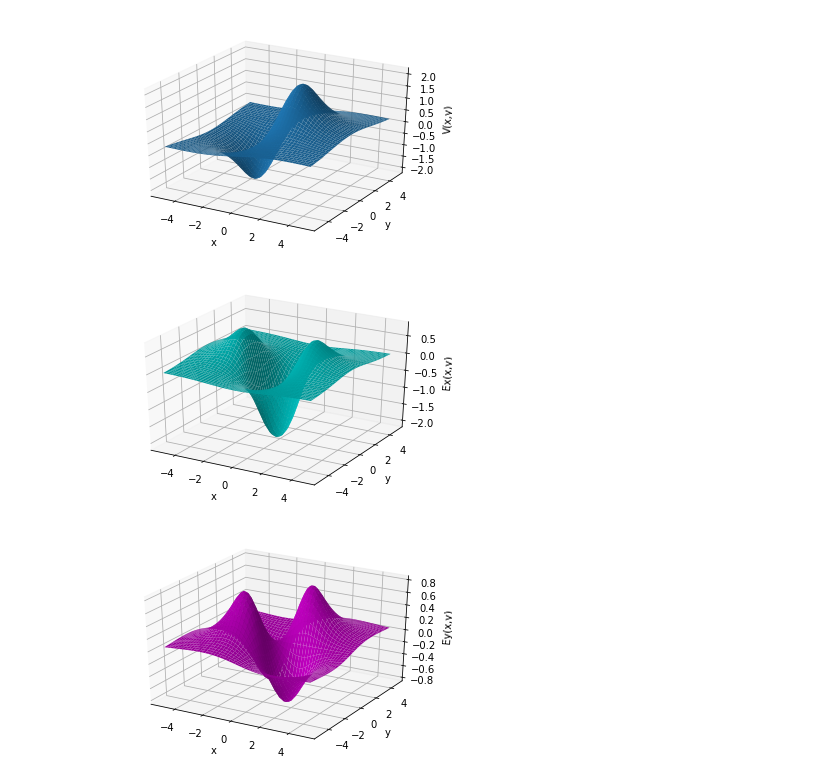
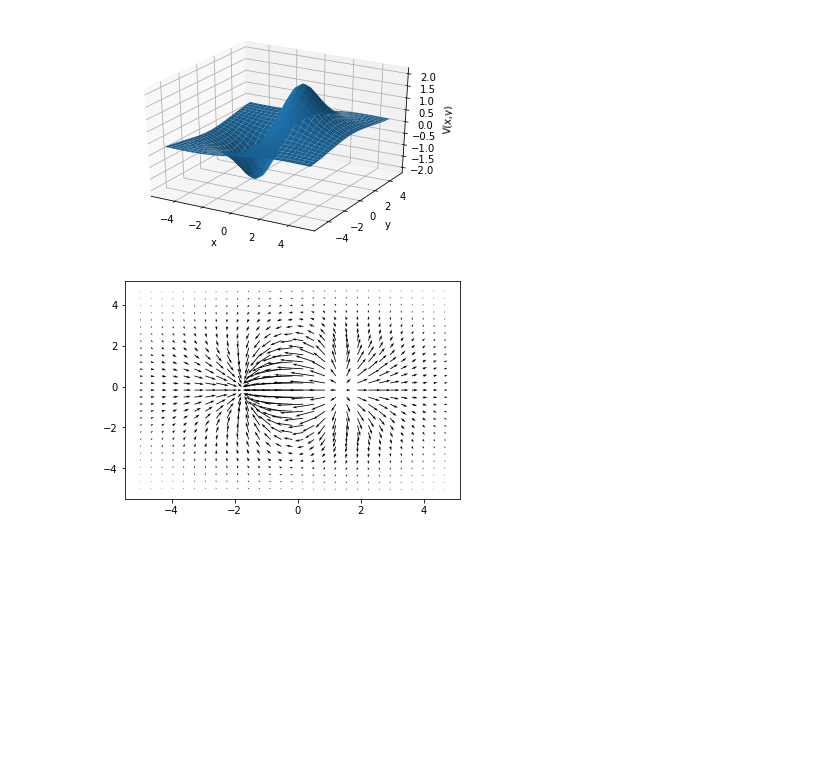
Before and after one commit to Phys7321/hw02-integrations-jx-h, a Jupyter notebook: HW02.ipynb, the cells around one changed output. Drawn from its saved outputs; the diff is of its cells as text; code cells hidden in the pictures; blank space fills up the shorter version.

```diff
--- a/HW02.ipynb
+++ b/HW02.ipynb
@@ -74,6 +66,6 @@ plt.show()
 # %%
-x = np.linspace(-5, 5, 50)
-y = np.linspace(-5, 5, 50)
+x = np.linspace(-5, 5, 30)
+y = np.linspace(-5, 5, 30)
 z = 1
 
 def v(x, y, z):
@@ -96,27 +88,13 @@ plt.show()
 # %% [output]
 [figure]
 # %%
-Ex = -np.diff(Z, axis=1)/np.average(np.diff(y))
-Ey = -np.diff(Z, axis=0)/np.average(np.diff(x))
+Ex = (-np.diff(Z, axis=1)/np.average(np.diff(y)))[:-1, :]
+Ey = (-np.diff(Z, axis=0)/np.average(np.diff(x)))[:, :-1]
 
-
-fig2 = plt.figure()
-ax2 = fig2.gca(projection='3d')
-X, Y = np.meshgrid(x[:-1], y)
-surf = ax2.plot_surface(X, Y, Ex, shade=True, color='c')
-ax2.set_xlabel('x')
-ax2.set_ylabel('y')
-ax2.set_zlabel('Ex(x,y)')
-
-
-fig1 = plt.figure()
-ax1 = fig1.gca(projection='3d')
-X, Y = np.meshgrid(x, y[:-1])
-surf = ax1.plot_surface(X, Y, Ey, shade=True, color='m')
-ax1.set_xlabel('x')
-ax1.set_ylabel('y')
-ax1.set_zlabel('Ey(x,y)')
+X, Y = np.meshgrid(x[:-1], y[:-1])
+plt.quiver(X, Y, Ex, Ey)
+ax.set_xlabel('x')
+ax.set_ylabel('y')
 plt.show()
 # %% [output]
-[figure, old version]
+[figure, new version]
-[figure, removed]
```
Also changed, not shown: parts of 5 cells of this notebook.
